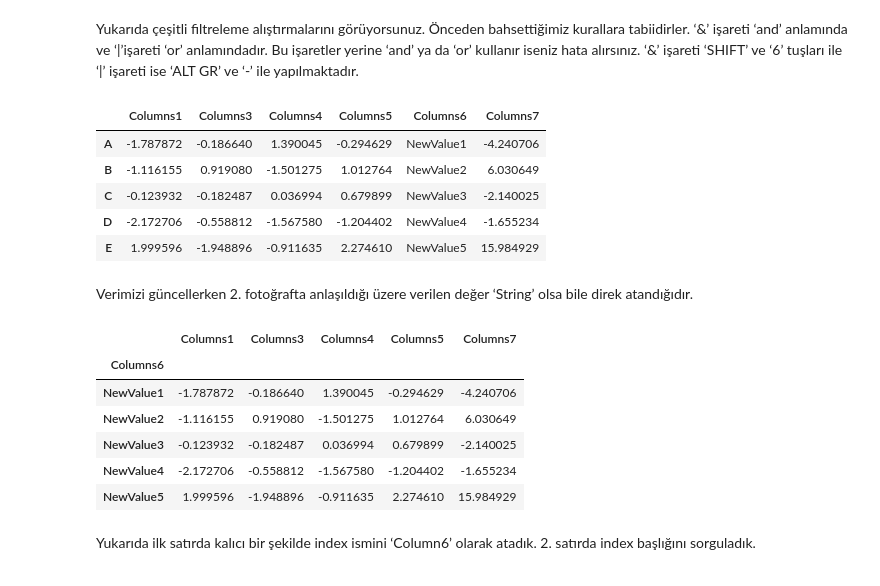
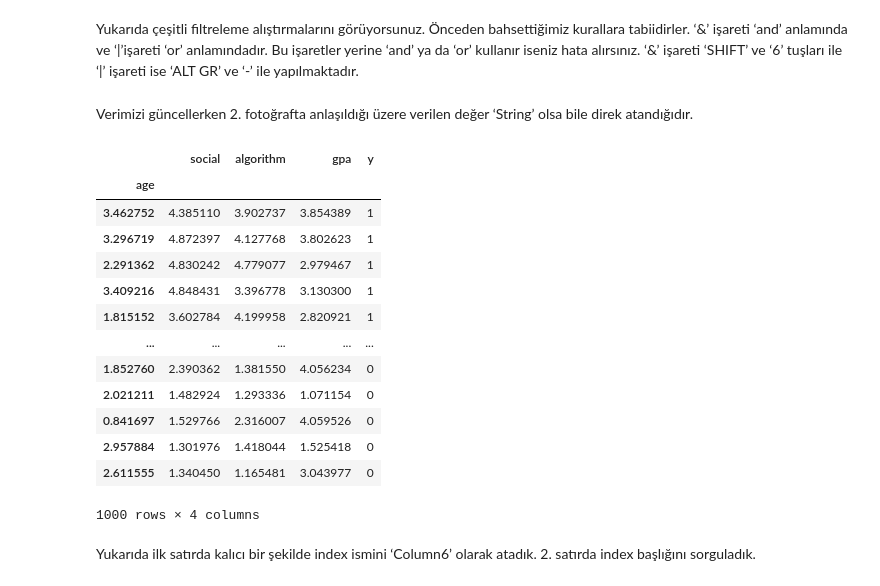
Before and after one commit to kaveai/veribilimiyazokulu, a Jupyter notebook: Ders İçerikleri/Pandas ve Numpy.ipynb, the cells around one changed output. Drawn from its saved outputs; the diff is of its cells as text; code cells hidden in the pictures.

```diff
--- a/Ders İçerikleri/Pandas ve Numpy.ipynb
+++ b/Ders İçerikleri/Pandas ve Numpy.ipynb
@@ -589,0 +579,5 @@ Name: A, dtype: float64
+# %%
+import pandas as pd
+
+data = pd.read_csv('https://raw.githubusercontent.com/kaveai/veribilimiyazokulu/main/Pratikler/data.csv', engine='python')
+data
@@ -693,28 +749,25 @@ df[(df['Columns1']> 0) | (df['Columns5']> 1)]
 # %% [markdown]
 Yukarıda çeşitli filtreleme alıştırmalarını görüyorsunuz. Önceden bahsettiğimiz kurallara tabiidirler. ‘&’ işareti ‘and’ anlamında ve ‘|’işareti ‘or’ anlamındadır. Bu işaretler yerine ‘and’ ya da ‘or’ kullanır iseniz hata alırsınız. ‘&’ işareti ‘SHIFT’ ve ‘6’ tuşları ile ‘|’ işareti ise ‘ALT GR’ ve ‘-’ ile yapılmaktadır.
-# %%
-df['Columns6'] = ['NewValue1','NewValue2','NewValue3','NewValue4','NewValue5']
-df
-# %% [output]
-|  | Columns1 | Columns3 | Columns4 | Columns5 | Columns6 | Columns7 |
-| A | -1.787872 | -0.186640 | 1.390045 | -0.294629 | NewValue1 | -4.240706 |
-| B | -1.116155 | 0.919080 | -1.501275 | 1.012764 | NewValue2 | 6.030649 |
-| C | -0.123932 | -0.182487 | 0.036994 | 0.679899 | NewValue3 | -2.140025 |
-| D | -2.172706 | -0.558812 | -1.567580 | -1.204402 | NewValue4 | -1.655234 |
-| E | 1.999596 | -1.948896 | -0.911635 | 2.274610 | NewValue5 | 15.984929 |
 # %% [markdown]
 Verimizi güncellerken 2. fotoğrafta anlaşıldığı üzere verilen değer ‘String’ olsa bile direk atandığıdır.
 # %%
-df.set_index('Columns6' , inplace = True)
-df
+data.set_index('age' , inplace = True)
+data
 # %% [output]
-|  | Columns1 | Columns3 | Columns4 | Columns5 | Columns7 |
-| Columns6 |  |  |  |  |  |
-| NewValue1 | -1.787872 | -0.186640 | 1.390045 | -0.294629 | -4.240706 |
-| NewValue2 | -1.116155 | 0.919080 | -1.501275 | 1.012764 | 6.030649 |
-| NewValue3 | -0.123932 | -0.182487 | 0.036994 | 0.679899 | -2.140025 |
-| NewValue4 | -2.172706 | -0.558812 | -1.567580 | -1.204402 | -1.655234 |
-| NewValue5 | 1.999596 | -1.948896 | -0.911635 | 2.274610 | 15.984929 |
+|  | social | algorithm | gpa | y |
+| age |  |  |  |  |
+| 3.462752 | 4.385110 | 3.902737 | 3.854389 | 1 |
+| 3.296719 | 4.872397 | 4.127768 | 3.802623 | 1 |
+| 2.291362 | 4.830242 | 4.779077 | 2.979467 | 1 |
+| 3.409216 | 4.848431 | 3.396778 | 3.130300 | 1 |
+| 1.815152 | 3.602784 | 4.199958 | 2.820921 | 1 |
+| ... | ... | ... | ... | ... |
+| 1.852760 | 2.390362 | 1.381550 | 4.056234 | 0 |
+| 2.021211 | 1.482924 | 1.293336 | 1.071154 | 0 |
+| 0.841697 | 1.529766 | 2.316007 | 4.059526 | 0 |
+| 2.957884 | 1.301976 | 1.418044 | 1.525418 | 0 |
+| 2.611555 | 1.340450 | 1.165481 | 3.043977 | 0 |
+1000 rows × 4 columns
 # %% [markdown]
 Yukarıda ilk satırda kalıcı bir şekilde index ismini ‘Column6’ olarak atadık. 2. satırda index başlığını sorguladık.
 # %% [markdown]
```
Also changed, not shown: parts of 37 cells of this notebook.
